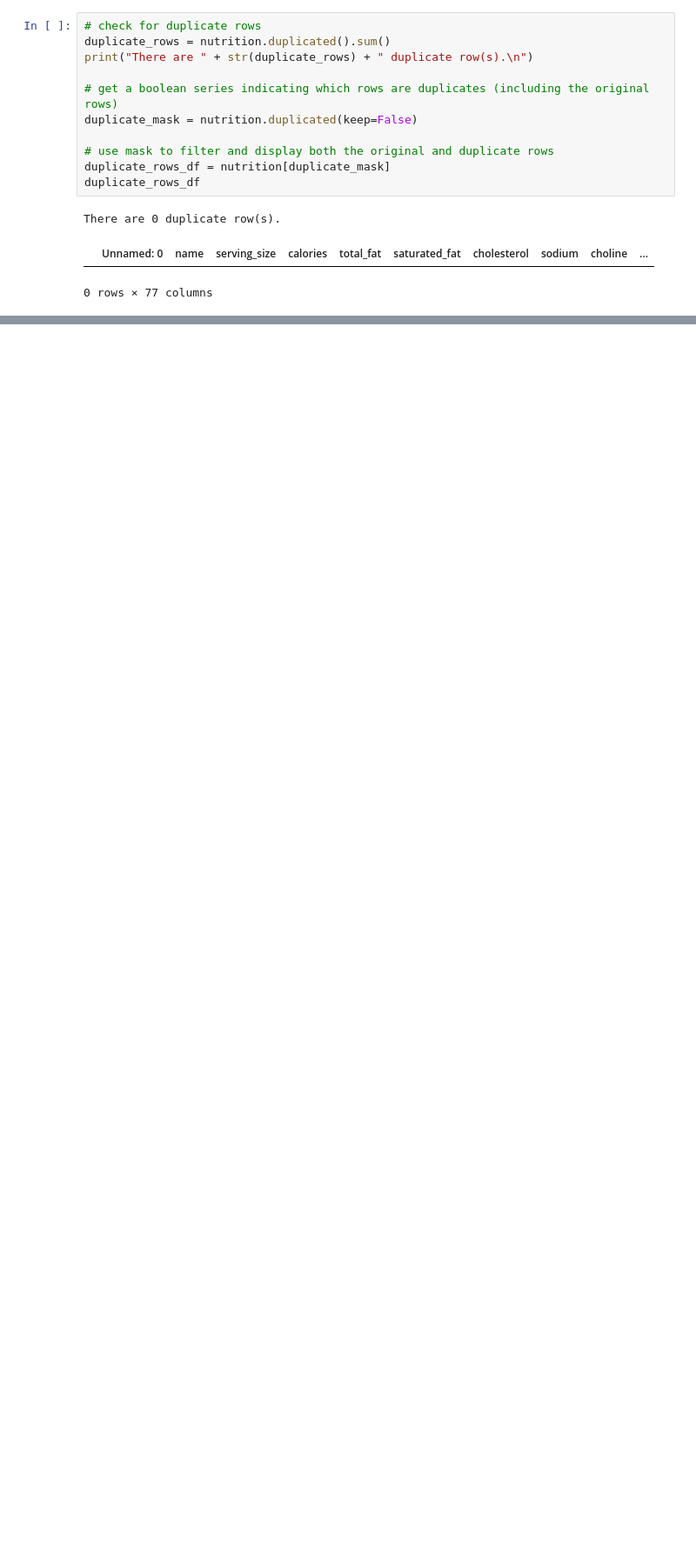
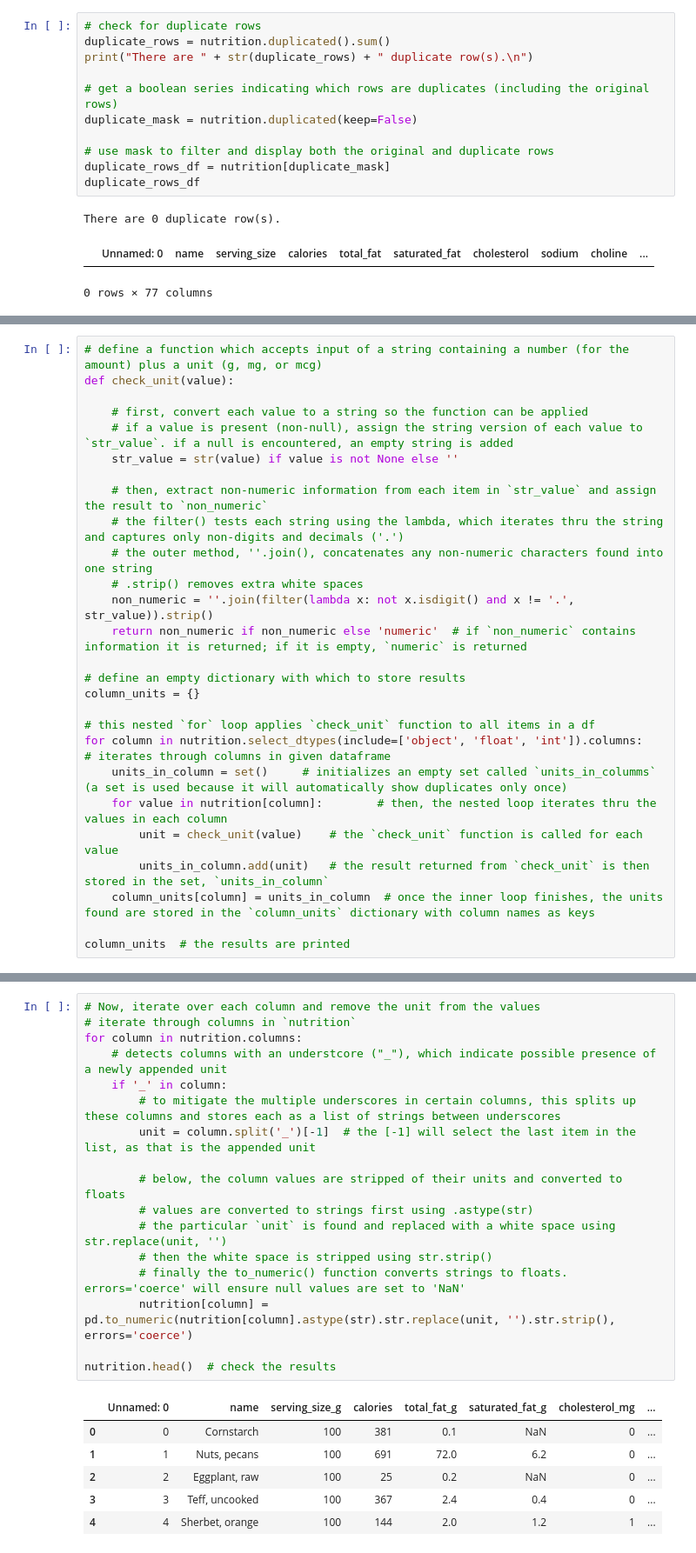
Before and after one commit to nottelyseagraves/DataDive4_DATA3500, a Jupyter notebook: nutrition.ipynb, the cells around one changed output, grey strips where cells are left out. Shown: that part at 87% size. Drawn from its saved outputs; the diff is of its cells as text; blank space fills up the shorter version.

Commit message:
checked units for each column. added unit to column names. removed units from values and converted to numerical data for analysis

```diff
--- a/nutrition.ipynb
+++ b/nutrition.ipynb
@@ -143,0 +224,27 @@ There are 0 duplicate row(s).
+# %%
+# define a function which accepts input of a string containing a number (for the amount) plus a unit (g, mg, or mcg)
+def check_unit(value):
+
+    # first, convert each value to a string so the function can be applied
+    # if a value is present (non-null), assign the string version of each value to `str_value`. if a null is encountered, an empty string is added
+    str_value = str(value) if value is not None else ''
+
+    # then, extract non-numeric information from each item in `str_value` and assign the result to `non_numeric`
+    # the filter() tests each string using the lambda, which iterates thru the string and captures only non-digits and decimals ('.')
+    # the outer method, ''.join(), concatenates any non-numeric characters found into one string
+    # .strip() removes extra white spaces
+    non_numeric = ''.join(filter(lambda x: not x.isdigit() and x != '.', str_value)).strip()
+    return non_numeric if non_numeric else 'numeric'  # if `non_numeric` contains information it is returned; if it is empty, `numeric` is returned
+
+# define an empty dictionary with which to store results
+column_units = {}
+
+# this nested `for` loop applies `check_unit` function to all items in a df
+for column in nutrition.select_dtypes(include=['object', 'float', 'int']).columns:   # iterates through columns in given dataframe
+    units_in_column = set()     # initializes an empty set called `units_in_columms` (a set is used because it will automatically show duplicates only once)
+    for value in nutrition[column]:        # then, the nested loop iterates thru the values in each column
+        unit = check_unit(value)    # the `check_unit` function is called for each value
+        units_in_column.add(unit)   # the result returned from `check_unit` is then stored in the set, `units_in_column`
+    column_units[column] = units_in_column  # once the inner loop finishes, the units found are stored in the `column_units` dictionary with column names as keys
+
+column_units  # the results are printed
@@ -143,0 +341,24 @@ There are 0 duplicate row(s).
+# %%
+# Now, iterate over each column and remove the unit from the values
+# iterate through columns in `nutrition`
+for column in nutrition.columns:
+    # detects columns with an understcore ("_"), which indicate possible presence of a newly appended unit
+    if '_' in column:
+        # to mitigate the multiple underscores in certain columns, this splits up these columns and stores each as a list of strings between underscores
+        unit = column.split('_')[-1]  # the [-1] will select the last item in the list, as that is the appended unit
+
+        # below, the column values are stripped of their units and converted to floats
+        # values are converted to strings first using .astype(str)
+        # the particular `unit` is found and replaced with a white space using str.replace(unit, '')
+        # then the white space is stripped using str.strip()
+        # finally the to_numeric() function converts strings to floats. errors='coerce' will ensure null values are set to 'NaN'
+        nutrition[column] = pd.to_numeric(nutrition[column].astype(str).str.replace(unit, '').str.strip(), errors='coerce')
+
+nutrition.head()  # check the results
+# %% [output]
+|  | Unnamed: 0 | name | serving_size_g | calories | total_fat_g | saturated_fat_g | cholesterol_mg | ... |
+| 0 | 0 | Cornstarch | 100 | 381 | 0.1 | NaN | 0 | ... |
+| 1 | 1 | Nuts, pecans | 100 | 691 | 72.0 | 6.2 | 0 | ... |
+| 2 | 2 | Eggplant, raw | 100 | 25 | 0.2 | NaN | 0 | ... |
+| 3 | 3 | Teff, uncooked | 100 | 367 | 2.4 | 0.4 | 0 | ... |
+| 4 | 4 | Sherbet, orange | 100 | 144 | 2.0 | 1.2 | 1 | ... |
```
Also changed, not shown: parts of 15 cells of this notebook.
